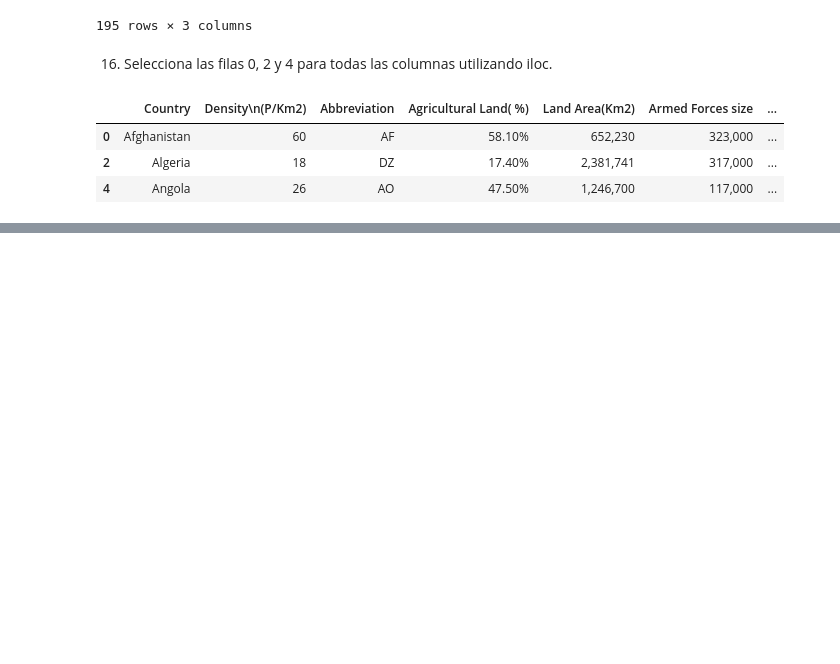
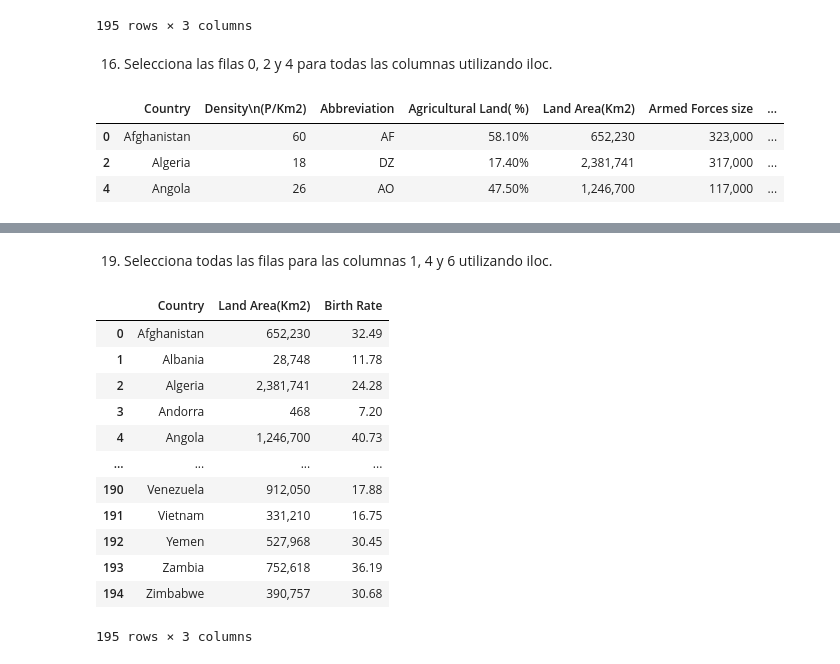
Before and after one commit to saira2911/promoG-modulo3-sprint1-pairprogramming-Maite-Rebeca-Saira, a Jupyter notebook: ejercicios_pair_EDA.ipynb, the cells around one changed output, grey strips where cells are left out. Cells and saved outputs as stored; diff of their text form; code cells hidden in the pictures; blank space fills up the shorter version.

```diff
--- a/ejercicios_pair_EDA.ipynb
+++ b/ejercicios_pair_EDA.ipynb
@@ -424,0 +438,18 @@ df_world_data.iloc[[0, 2, 4], :]
+# %% [markdown]
+19. Selecciona todas las filas para las columnas 1, 4 y 6 utilizando iloc.
+# %%
+df_world_data.iloc[:,[0,4,6]]
+# %% [output]
+|  | Country | Land Area(Km2) | Birth Rate |
+| 0 | Afghanistan | 652,230 | 32.49 |
+| 1 | Albania | 28,748 | 11.78 |
+| 2 | Algeria | 2,381,741 | 24.28 |
+| 3 | Andorra | 468 | 7.20 |
+| 4 | Angola | 1,246,700 | 40.73 |
+| ... | ... | ... | ... |
+| 190 | Venezuela | 912,050 | 17.88 |
+| 191 | Vietnam | 331,210 | 16.75 |
+| 192 | Yemen | 527,968 | 30.45 |
+| 193 | Zambia | 752,618 | 36.19 |
+| 194 | Zimbabwe | 390,757 | 30.68 |
+195 rows × 3 columns
```
Also changed, not shown: parts of 10 cells of this notebook.
